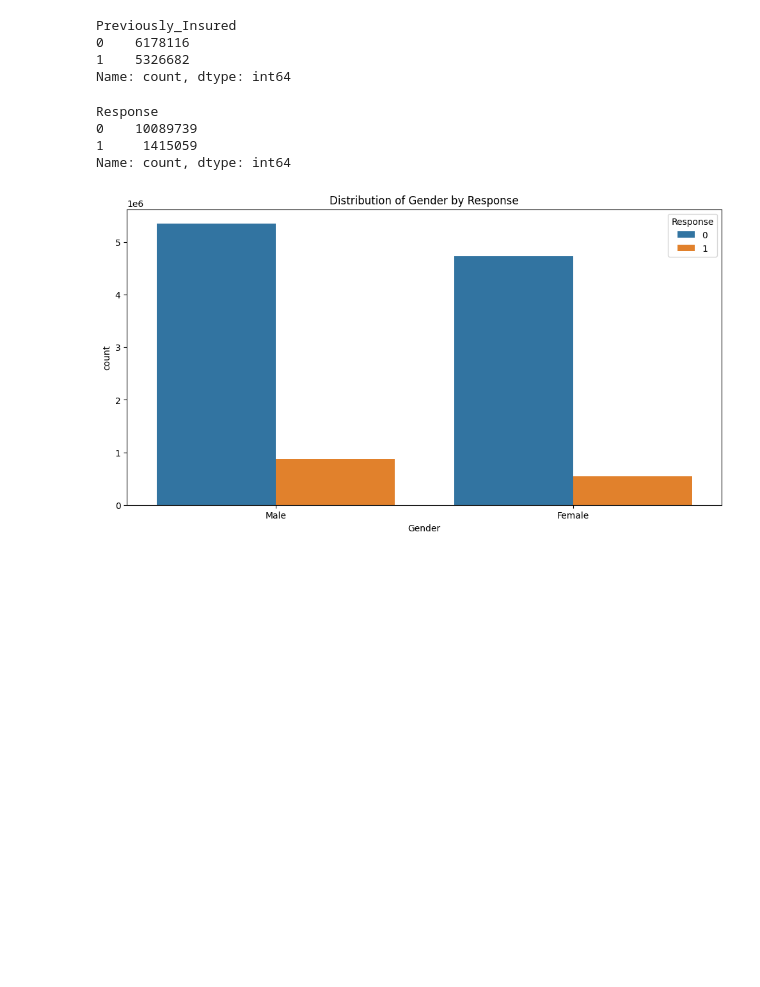
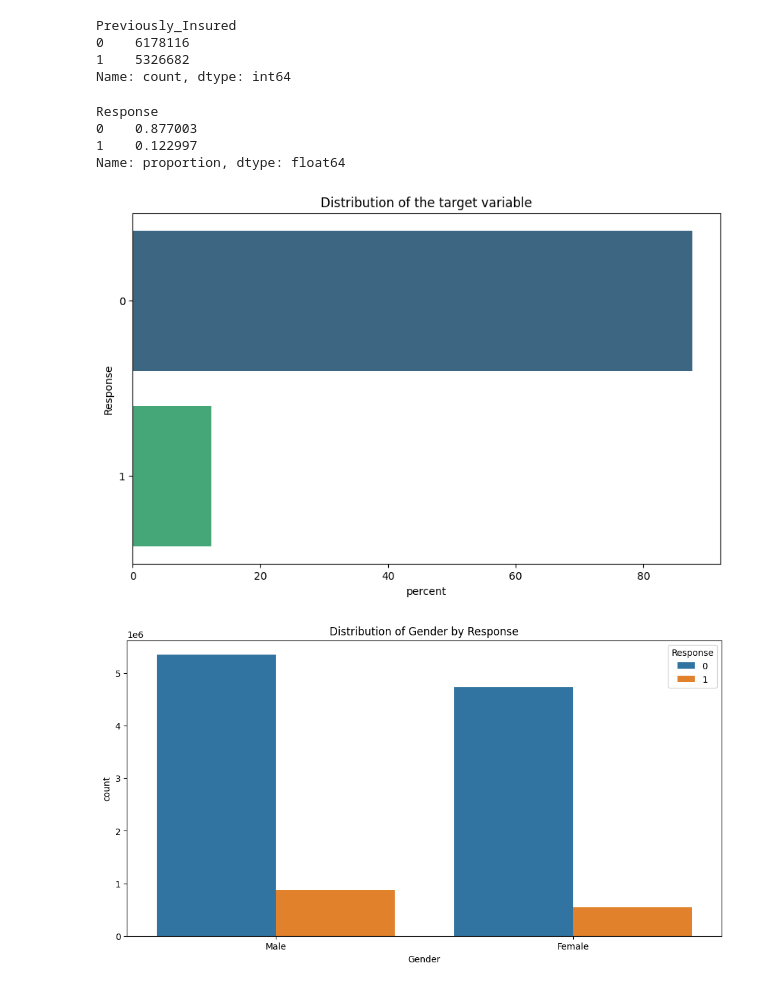
Before and after one commit to surajwate/S4E7-Insurance-Cross-Selling, a Jupyter notebook: notebooks/data.ipynb, the cells around one changed output. Drawn from its saved outputs; the diff is of its cells as text; code cells hidden in the pictures; blank space fills up the shorter version.

```diff
--- a/notebooks/data.ipynb
+++ b/notebooks/data.ipynb
@@ -48,12 +78,20 @@ Previously_Insured
 1    5326682
 Name: count, dtype: int64
 # %%
-train['Response'].value_counts()
+train['Response'].value_counts(normalize=True)
 # %% [output]
 Response
-0    10089739
-1     1415059
-Name: count, dtype: int64
+0    0.877003
+1    0.122997
+Name: proportion, dtype: float64
+# %%
+# Plot the distribution of the target variable
+plt.figure(figsize=(10, 6))
+sns.countplot(train, y='Response', stat='percent', hue='Response', palette='viridis', legend=False)
+plt.title('Distribution of the target variable')
+plt.show()
+# %% [output]
+[figure, added]
 # %%
 num_cols = ['Age', 'Region_Code', 'Annual_Premium', 'Policy_Sales_Channel', 'Vintage']
 cat_cols = ['Gender', 'Driving_License', 'Previously_Insured', 'Vehicle_Age', 'Vehicle_Damage']
```
Also changed, not shown: parts of 3 cells of this notebook, 6 other files.
